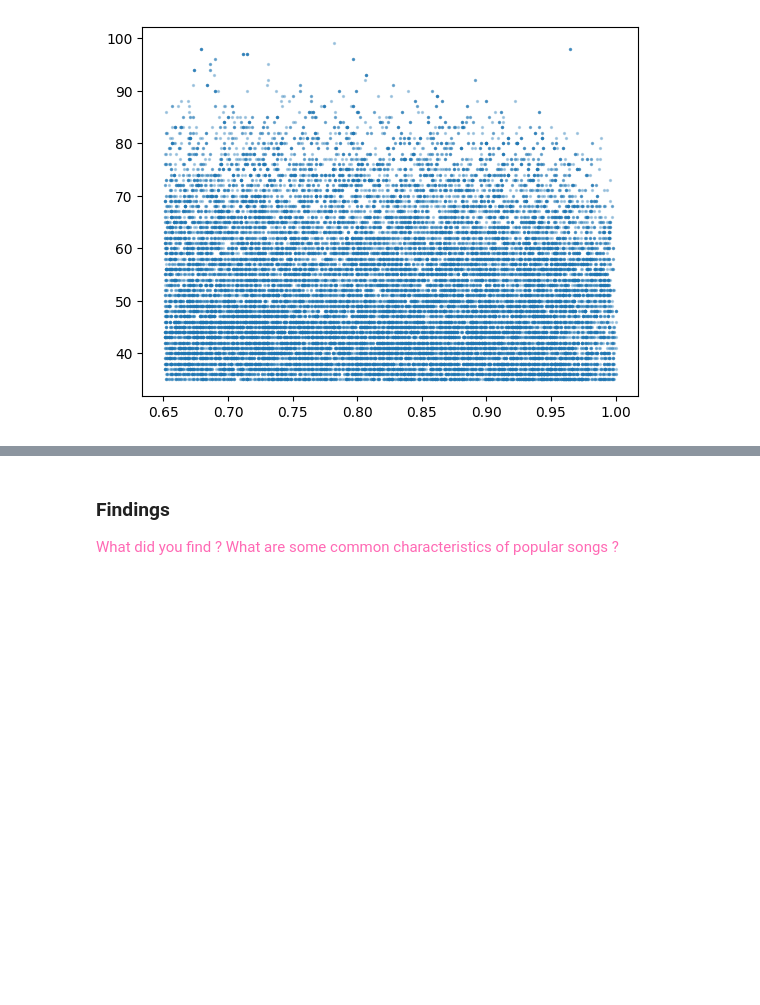
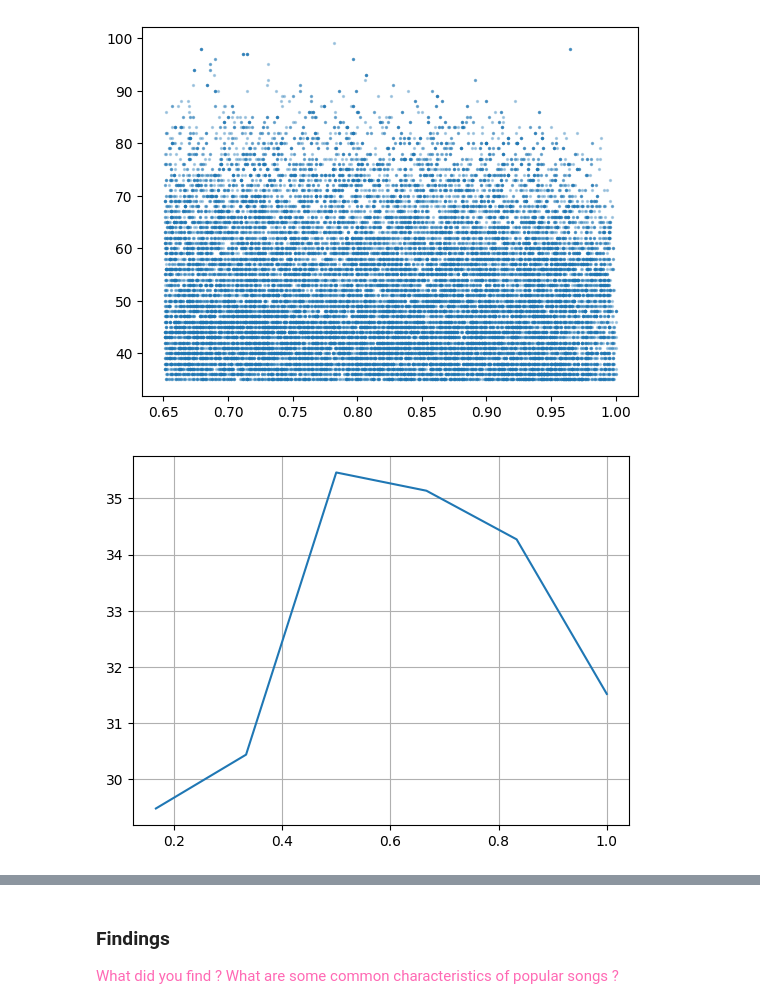
Before and after one commit to intro-to-data-jx/WK07_5005_Homework, a Jupyter notebook: Homework07.ipynb, the cells around one changed output, grey strips where cells are left out. Saved outputs shown, nothing was run; the diff lists cells and outputs as text; code cells hidden in the pictures; blank space fills up the shorter version.

```diff
--- a/Homework07.ipynb
+++ b/Homework07.ipynb
@@ -237,5 +252,20 @@ plt.show()
 # %% [output]
 [figure]
 [figure]
+# %%
+popularity_energy_df=spotify_df[["popularity", "energy"]].copy()
+
+bin_ids, bin_energy = pd.cut(popularity_energy_df["energy"], bins=6, labels=False, retbins=True)
+
+popularity_energy_df["energy_bin"] = bin_ids
+
+pop_by_bin = popularity_energy_df.groupby("energy_bin")["popularity"].mean()
+
+# TODO: plot
+plt.plot(bin_energy[1:], pop_by_bin)
+plt.grid()
+plt.show()
+# %% [output]
+[figure, added]
 # %%
 tempo_popularity_df= num_data_df[
```
Also changed, not shown: parts of 6 cells of this notebook.
